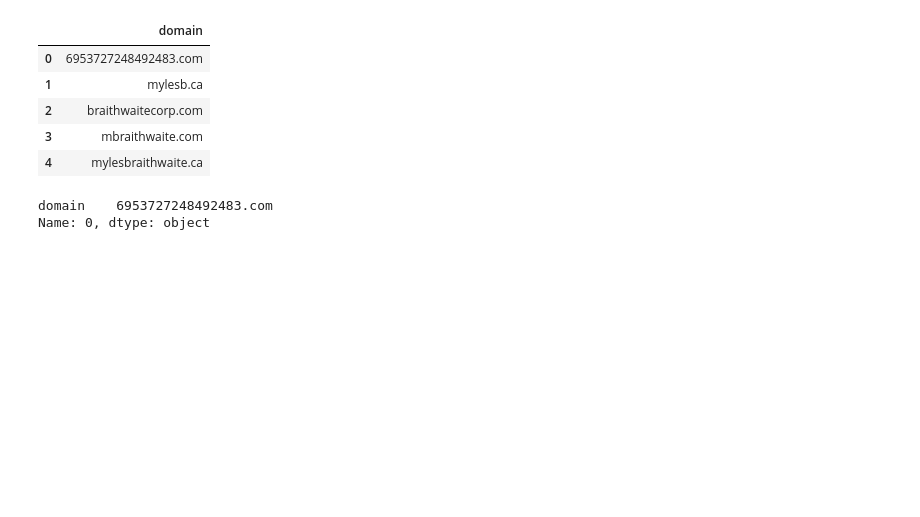
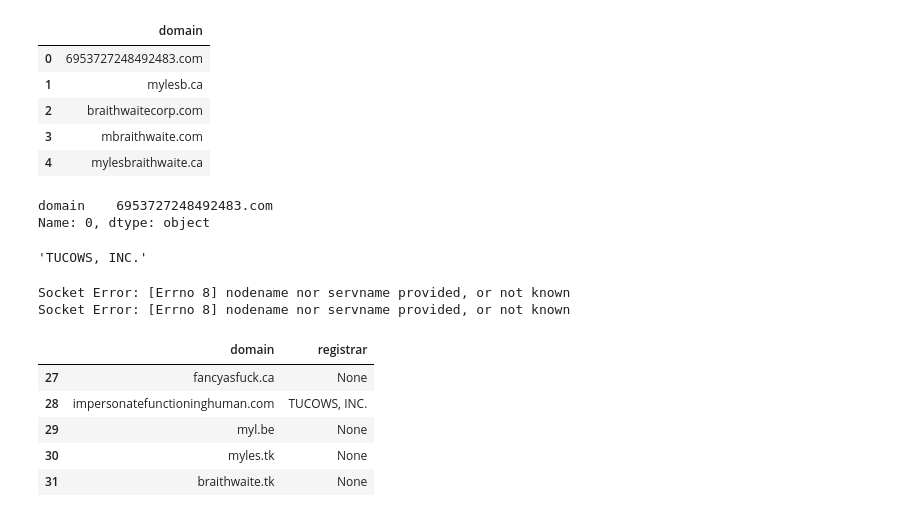
Before and after one commit to myles/notebooks-2020, a Jupyter notebook: Projects/infrastructure/domains.ipynb, the cells around one changed output. Saved outputs shown, nothing was run; the diff lists cells and outputs as text; code cells hidden in the pictures; blank space fills up the shorter version.

```diff
--- a/Projects/infrastructure/domains.ipynb
+++ b/Projects/infrastructure/domains.ipynb
@@ -30,16 +30,26 @@ domain    6953727248492483.com
 Name: 0, dtype: object
 # %%
 def registrar(row):
-    w = whois.whois(row.domain)
-
     try:
+        w = whois.whois(row.domain)
         return w['registrar']
     except:
         None
 
-# registrar(row)
+registrar(row)
+# %% [output]
+'TUCOWS, INC.'
 # %%
-#df['registrar'] = df.apply(lambda row: registrar(row), axis=1)
+df['registrar'] = df.apply(lambda row: registrar(row), axis=1)
 
-#df.tail()
+df.tail()
+# %% [output]
+Socket Error: [Errno 8] nodename nor servname provided, or not known
+Socket Error: [Errno 8] nodename nor servname provided, or not known
+|  | domain | registrar |
+| 27 | fancyasfuck.ca | None |
+| 28 | impersonatefunctioninghuman.com | TUCOWS, INC. |
+| 29 | myl.be | None |
+| 30 | myles.tk | None |
+| 31 | braithwaite.tk | None |
 # %%
```
Also changed, not shown: parts of 19 cells of this notebook, 13 other files.
